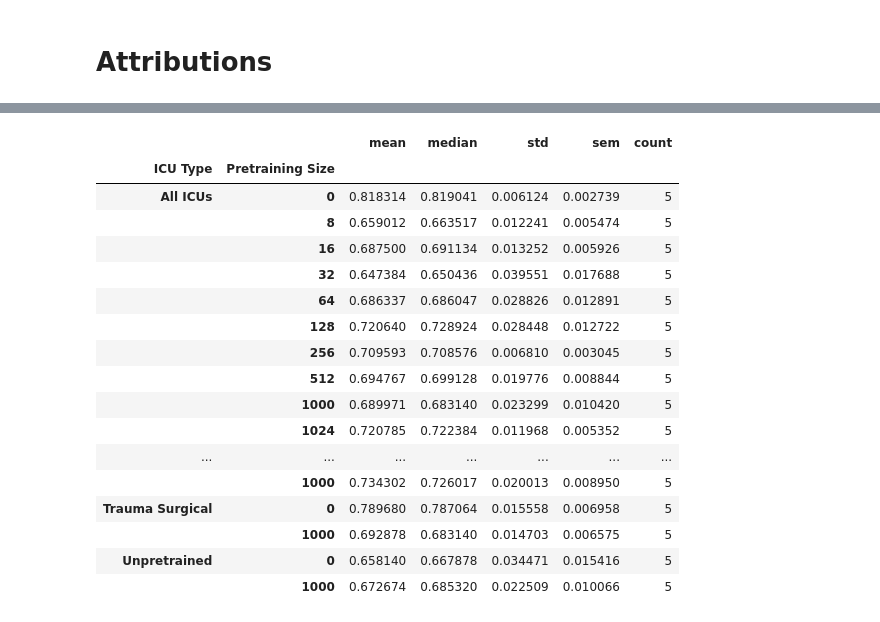
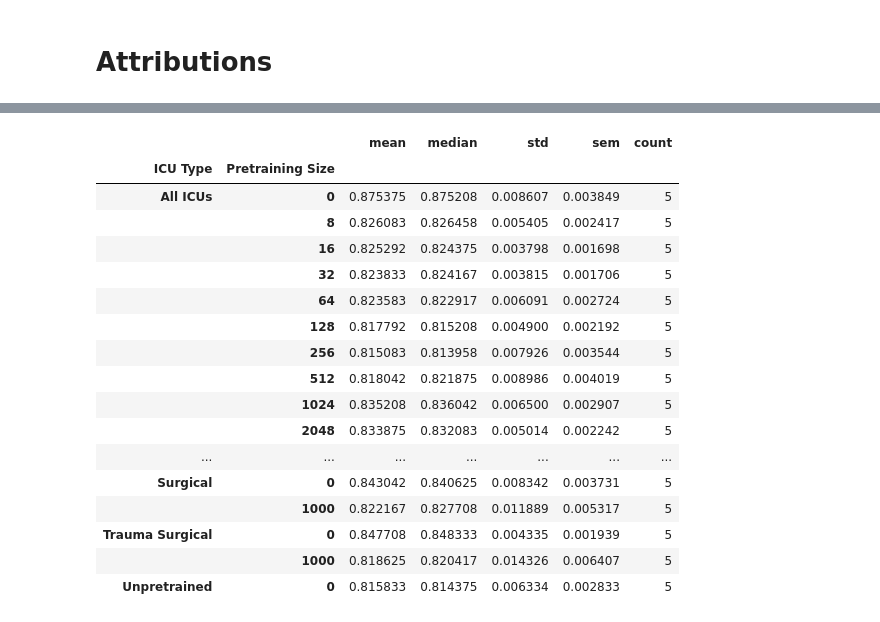
Before and after one commit to isears/tabecmo, a Jupyter notebook: visualizations.ipynb, the cells around one changed output, grey strips where cells are left out. Drawn from its saved outputs; the diff is of its cells as text; code cells hidden in the pictures.

```diff
--- a/visualizations.ipynb
+++ b/visualizations.ipynb
@@ -155,27 +190,27 @@ NameError: name 'attribs_df' is not defined
 # Unpretrained attribs
 # %%
 
-experiment_groups = results_raw[results_raw['Fine Tuning Size'] == 75].groupby(['ICU Type', 'Pretraining Size'])
+experiment_groups = results_raw[results_raw['Fine Tuning Size'] == 139].groupby(['ICU Type', 'Pretraining Size'])
 
 aggregated_statistics = experiment_groups['Score'].agg(['mean', 'median', 'std', 'sem', 'count'])
 aggregated_statistics.to_csv("results/aggregated_stats.csv")
 aggregated_statistics
 # %% [output]
 |  |  | mean | median | std | sem | count |
 | ICU Type | Pretraining Size |  |  |  |  |  |
-| All ICUs | 0 | 0.818314 | 0.819041 | 0.006124 | 0.002739 | 5 |
-|  | 8 | 0.659012 | 0.663517 | 0.012241 | 0.005474 | 5 |
-|  | 16 | 0.687500 | 0.691134 | 0.013252 | 0.005926 | 5 |
-|  | 32 | 0.647384 | 0.650436 | 0.039551 | 0.017688 | 5 |
-|  | 64 | 0.686337 | 0.686047 | 0.028826 | 0.012891 | 5 |
-|  | 128 | 0.720640 | 0.728924 | 0.028448 | 0.012722 | 5 |
-|  | 256 | 0.709593 | 0.708576 | 0.006810 | 0.003045 | 5 |
-|  | 512 | 0.694767 | 0.699128 | 0.019776 | 0.008844 | 5 |
-|  | 1000 | 0.689971 | 0.683140 | 0.023299 | 0.010420 | 5 |
-|  | 1024 | 0.720785 | 0.722384 | 0.011968 | 0.005352 | 5 |
+| All ICUs | 0 | 0.875375 | 0.875208 | 0.008607 | 0.003849 | 5 |
+|  | 8 | 0.826083 | 0.826458 | 0.005405 | 0.002417 | 5 |
+|  | 16 | 0.825292 | 0.824375 | 0.003798 | 0.001698 | 5 |
+|  | 32 | 0.823833 | 0.824167 | 0.003815 | 0.001706 | 5 |
+|  | 64 | 0.823583 | 0.822917 | 0.006091 | 0.002724 | 5 |
+|  | 128 | 0.817792 | 0.815208 | 0.004900 | 0.002192 | 5 |
+|  | 256 | 0.815083 | 0.813958 | 0.007926 | 0.003544 | 5 |
+|  | 512 | 0.818042 | 0.821875 | 0.008986 | 0.004019 | 5 |
+|  | 1024 | 0.835208 | 0.836042 | 0.006500 | 0.002907 | 5 |
+|  | 2048 | 0.833875 | 0.832083 | 0.005014 | 0.002242 | 5 |
 | ... | ... | ... | ... | ... | ... | ... |
-|  | 1000 | 0.734302 | 0.726017 | 0.020013 | 0.008950 | 5 |
-| Trauma Surgical | 0 | 0.789680 | 0.787064 | 0.015558 | 0.006958 | 5 |
-|  | 1000 | 0.692878 | 0.683140 | 0.014703 | 0.006575 | 5 |
-| Unpretrained | 0 | 0.658140 | 0.667878 | 0.034471 | 0.015416 | 5 |
-|  | 1000 | 0.672674 | 0.685320 | 0.022509 | 0.010066 | 5 |
+| Surgical | 0 | 0.843042 | 0.840625 | 0.008342 | 0.003731 | 5 |
+|  | 1000 | 0.822167 | 0.827708 | 0.011889 | 0.005317 | 5 |
+| Trauma Surgical | 0 | 0.847708 | 0.848333 | 0.004335 | 0.001939 | 5 |
+|  | 1000 | 0.818625 | 0.820417 | 0.014326 | 0.006407 | 5 |
+| Unpretrained | 0 | 0.815833 | 0.814375 | 0.006334 | 0.002833 | 5 |
```
Also changed, not shown: parts of 4 cells of this notebook, 6 other files.
